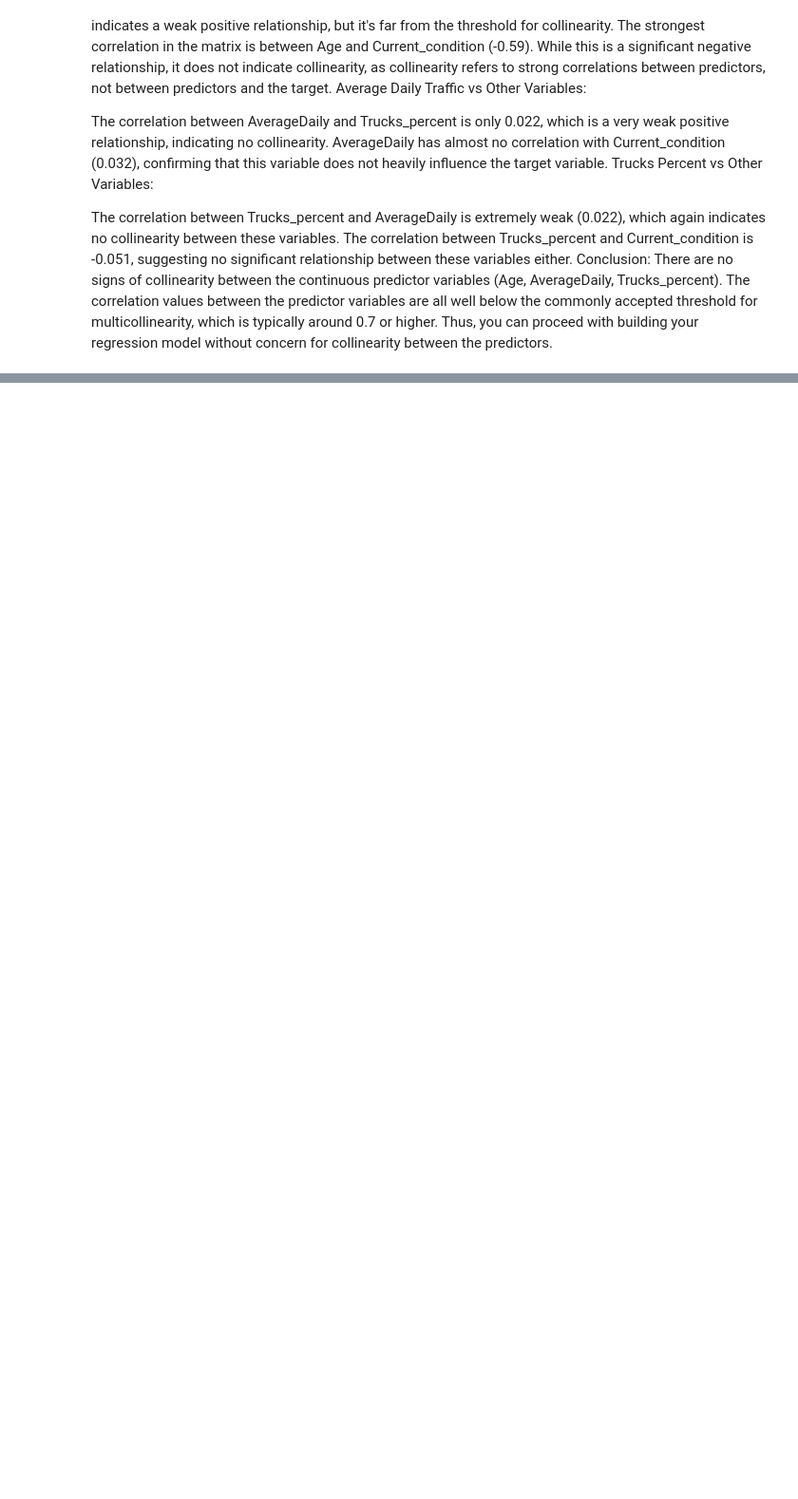
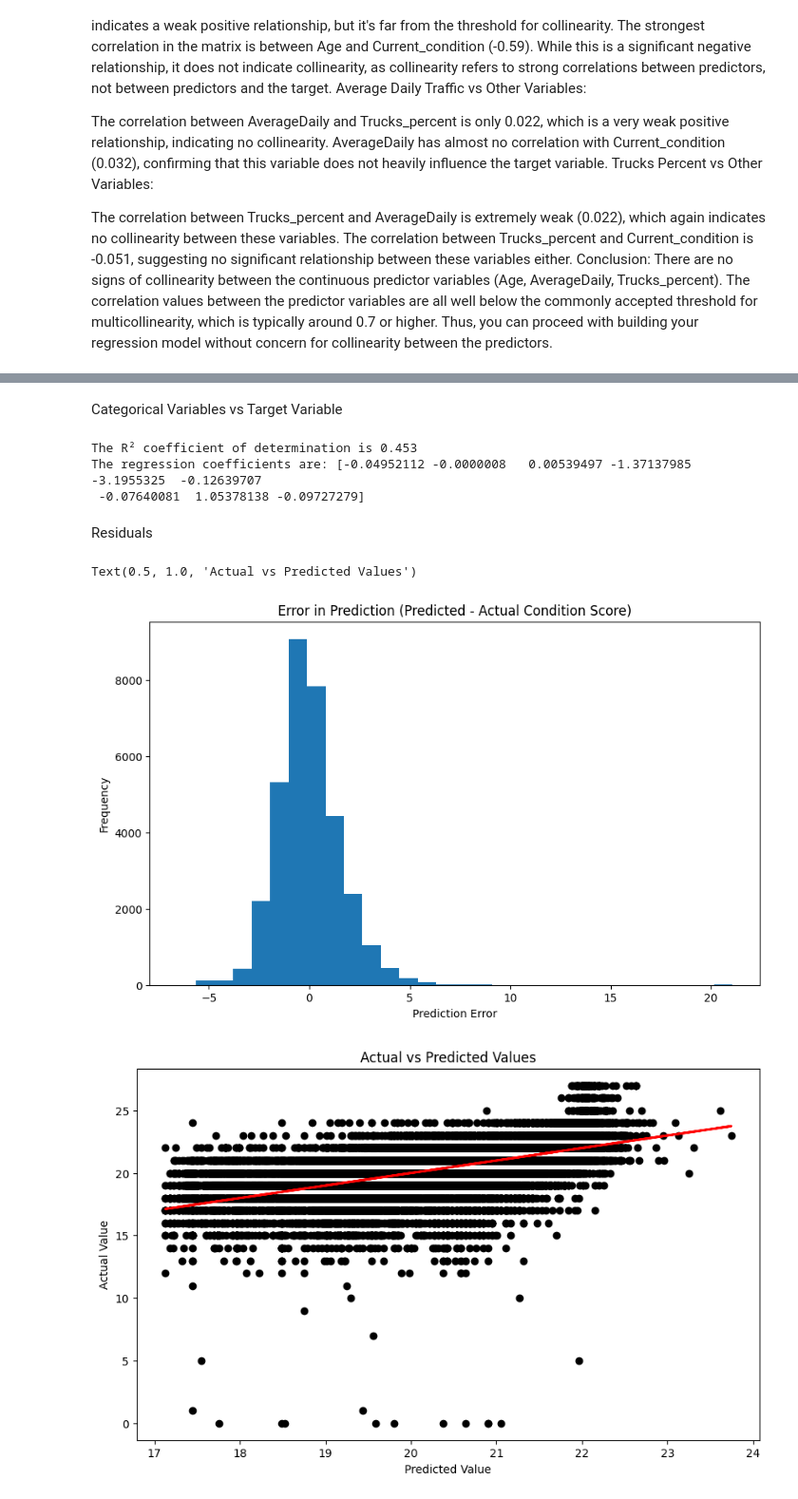
Before and after one commit to Ericazzzzzz/Texas-Bridges-Condition-Analysis, a Jupyter notebook: ECS7024P_CW2.ipynb, the cells around one changed output, grey strips where cells are left out. Shown: that part at 95% size. Cells and saved outputs as stored; diff of their text form; code cells hidden in the pictures; blank space fills up the shorter version.

```diff
--- a/ECS7024P_CW2.ipynb
+++ b/ECS7024P_CW2.ipynb
@@ -493,0 +522,17 @@ print(bridges_filtered_age['Current_condition'].isna().sum())
+# %%
+##Continuos variables
+# Define X and y variables
+X_continuous= np.column_stack((simpBridges_df['Age'],
+                               simpBridges_df['AverageDaily'],
+                               simpBridges_df['Trucks_percent']))
+y = simpBridges_df['Current_condition']
+
+# Fit
+reg = LinearRegression().fit(X_continuous, y)
+
+# Print R² and Coefficients for Continuous Variables
+print('The R² (coefficient of determination) is: %4.3f' % reg.score(X_continuous, y))
+beta_Age, beta_AverageDaily, beta_Trucks_percent = reg.coef_
+print('Regression Coefficient for Age: %4.2f (change in condition score)' % beta_Age)
+print('Regression Coefficient for Average Daily Traffic: %4.2f (change in condition score)' % beta_AverageDaily)
+print('Regression Coefficient for Trucks Percent: %4.2f (change in condition score)' % beta_Trucks_percent)
@@ -493,0 +574,58 @@ print(bridges_filtered_age['Current_condition'].isna().sum())
+# %% [markdown]
+Categorical Variables vs Target Variable
+# %%
+
+# Step 5: Fit the Model Including Categorical Variables (SimpMat, SimpDes)
+# One-hot encode categorical variables (drop the first category)
+mat_and_des_d = pd.get_dummies(simpBridges_df[['SimpMat', 'SimpDes']], drop_first=True)
+
+
+# Update X variables
+X_combined = np.column_stack((simpBridges_df['Age'],
+                              simpBridges_df['AverageDaily'],
+                              simpBridges_df['Trucks_percent'],
+                                mat_and_des_d['SimpMat_Steel'],
+                                mat_and_des_d['SimpMat_Timber'],
+                                mat_and_des_d['SimpMat_Others'],
+                                mat_and_des_d['SimpDes_Slab'],
+                                mat_and_des_d['SimpDes_Arch'],
+                                mat_and_des_d['SimpDes_Others']))
+
+
+# Step 5: Fit the Regression Model with both Continuous and Categorical Variables
+reg2 = LinearRegression().fit(X_combined, y)
+
+# Step 6: Print R² and Coefficients for the full model
+#np.set_printoptions(suppress=True, floatmode='maxprec')
+print('The R² coefficient of determination is %4.3f' % reg2.score(X_combined, y))
+print('The regression coefficients are:', reg2.coef_)
+# %% [output]
+The R² coefficient of determination is 0.453
+The regression coefficients are: [-0.04952112 -0.0000008   0.00539497 -1.37137985 -3.1955325  -0.12639707
+ -0.07640081  1.05378138 -0.09727279]
+# %% [markdown]
+Residuals
+# %%
+# Step 7: Predict and Analyze Residuals
+# Predict values based on the model
+y_hat = reg.predict(X_continuous)
+residuals = y_hat - y
+
+# Plot histogram of residuals
+plt.figure(figsize=(10, 6))
+plt.hist(residuals, bins=30)
+plt.title('Error in Prediction (Predicted - Actual Condition Score)')
+plt.xlabel('Prediction Error')
+plt.ylabel('Frequency')
+
+# Step 8: Plot Actual vs Predicted Values
+plt.figure(figsize=(10, 6))
+plt.scatter(y_hat, y, color='black')
+plt.plot(y_hat, y_hat, color='red', linewidth=2)  # Best fit line
+plt.xlabel('Predicted Value')
+plt.ylabel('Actual Value')
+plt.title('Actual vs Predicted Values')
+# %% [output]
+Text(0.5, 1.0, 'Actual vs Predicted Values')
+[figure, added]
+[figure, added]
```
Also changed, not shown: parts of 7 cells of this notebook.
